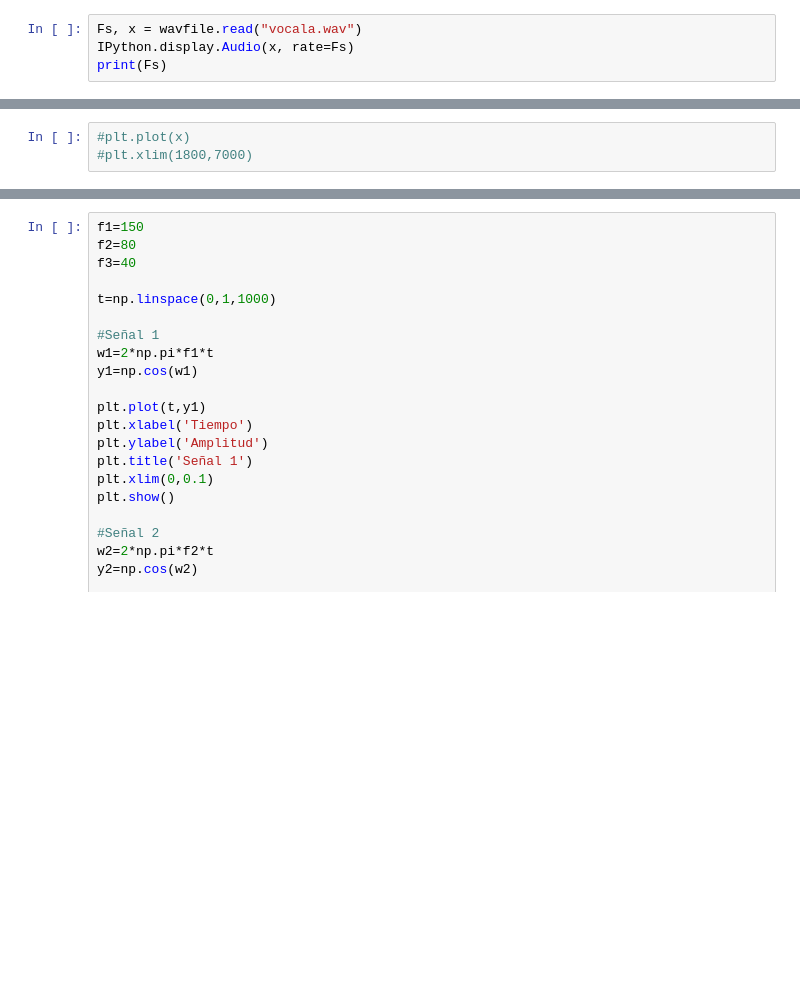
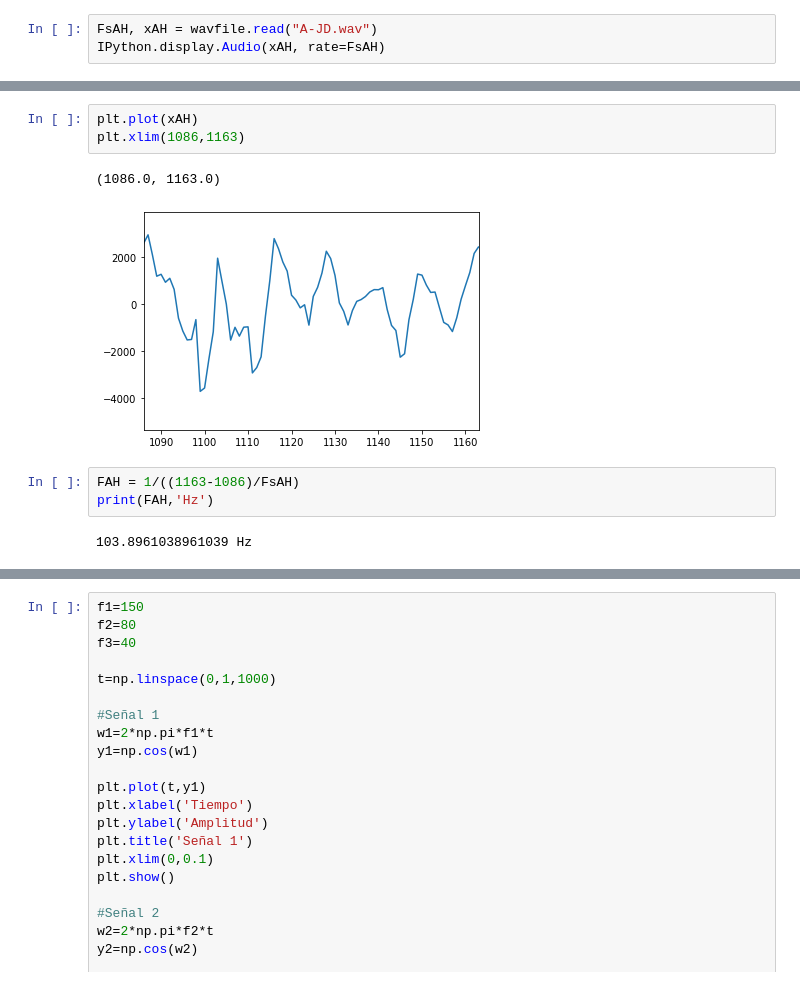
Before and after one commit to georgebolshoi44/Lab7Teoria, a Jupyter notebook: Test.ipynb, the cells around one changed output, grey strips where cells are left out. Saved outputs shown, nothing was run; the diff lists cells and outputs as text; blank space fills up the shorter version.

```diff
--- a/Test.ipynb
+++ b/Test.ipynb
@@ -7,5 +11,4 @@ import matplotlib.pyplot as plt
 # %%
-Fs, x = wavfile.read("vocala.wav")
-IPython.display.Audio(x, rate=Fs)
-print(Fs)
+FsAH, xAH = wavfile.read("A-JD.wav")
+IPython.display.Audio(xAH, rate=FsAH)
 # %% [output]
@@ -13,3 +21,11 @@ print(Fs)
 # %%
-#plt.plot(x)
-#plt.xlim(1800,7000)
+plt.plot(xAH)
+plt.xlim(1086,1163)
+# %% [output]
+(1086.0, 1163.0)
+[figure, added]
+# %%
+FAH = 1/((1163-1086)/FsAH)
+print(FAH,'Hz')
+# %% [output]
+103.8961038961039 Hz
```
Also changed, not shown: parts of 40 cells of this notebook, 10 other files.
